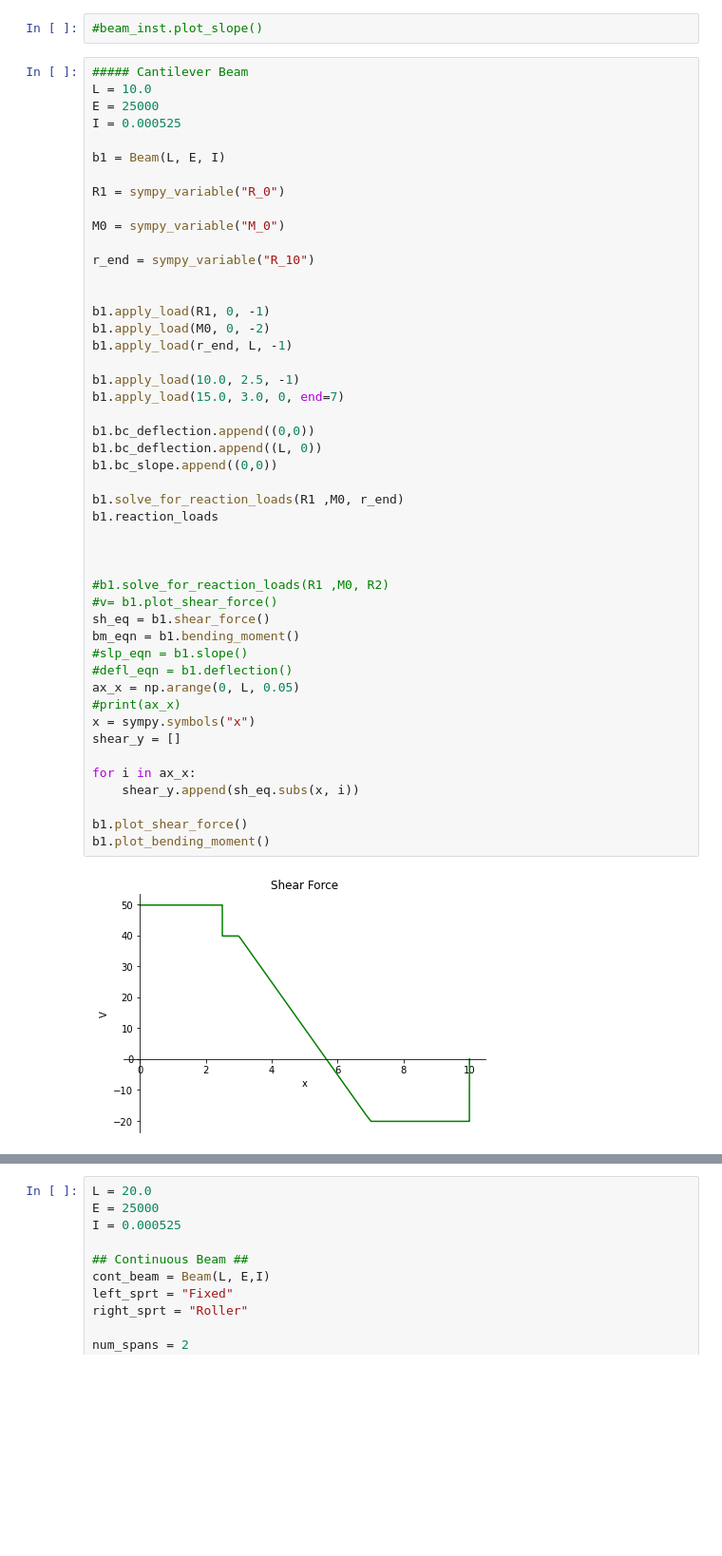
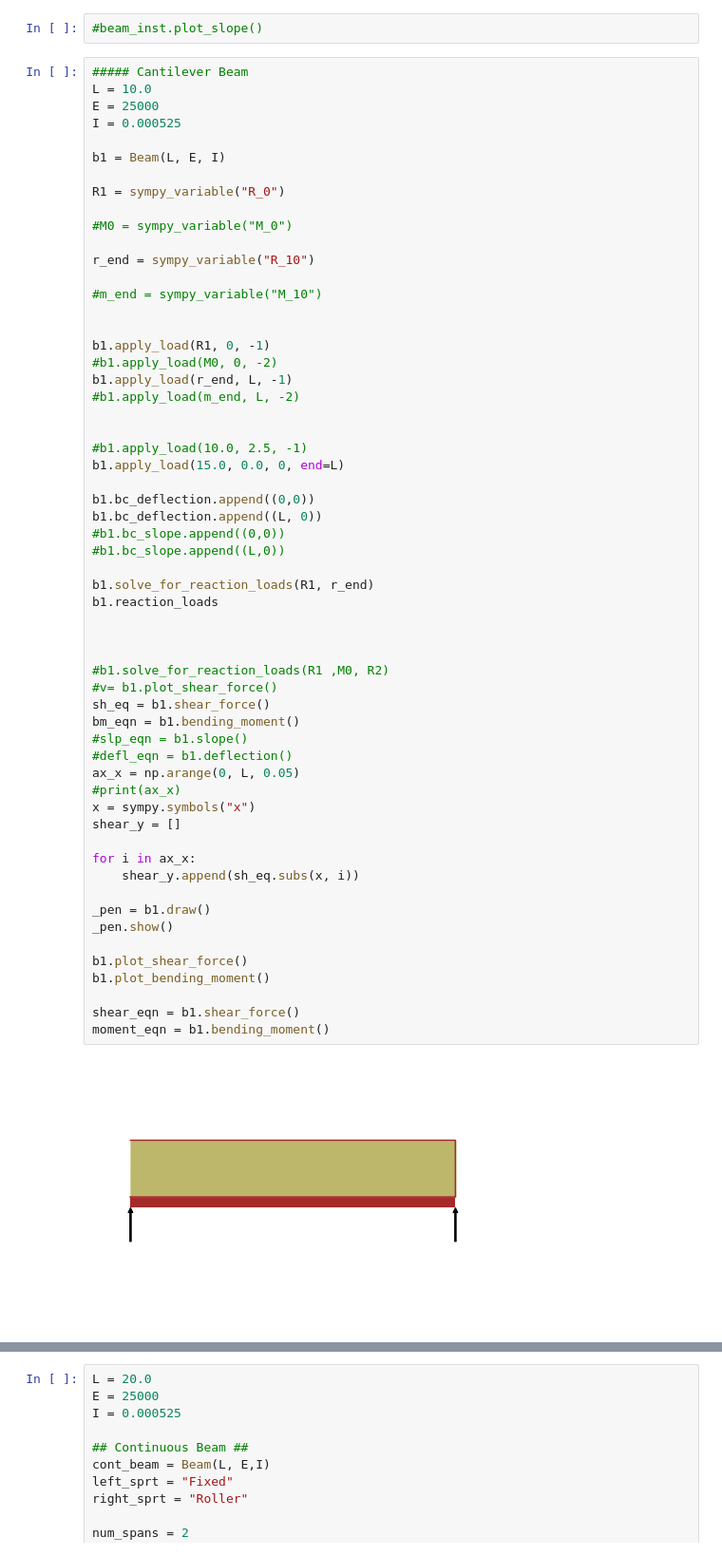
Before and after one commit to abhimhamane/structural_streamlit, a Jupyter notebook: stream.ipynb, the cells around one changed output, grey strips where cells are left out. Shown at 95% size. Saved outputs shown, nothing was run; the diff lists cells and outputs as text; blank space fills up the shorter version.

```diff
--- a/stream.ipynb
+++ b/stream.ipynb
@@ -148,42 +148,53 @@ b1 = Beam(L, E, I)
 
 R1 = sympy_variable("R_0")
 
-M0 = sympy_variable("M_0")
+#M0 = sympy_variable("M_0")
 
 r_end = sympy_variable("R_10")
 
+#m_end = sympy_variable("M_10")
+
 
 b1.apply_load(R1, 0, -1)
-b1.apply_load(M0, 0, -2)
+#b1.apply_load(M0, 0, -2)
 b1.apply_load(r_end, L, -1)
+#b1.apply_load(m_end, L, -2)
 
-b1.apply_load(10.0, 2.5, -1)
-b1.apply_load(15.0, 3.0, 0, end=7)
+
+#b1.apply_load(10.0, 2.5, -1)
+b1.apply_load(15.0, 0.0, 0, end=L)
 
 b1.bc_deflection.append((0,0))
 b1.bc_deflection.append((L, 0))
-b1.bc_slope.append((0,0))
+#b1.bc_slope.append((0,0))
+#b1.bc_slope.append((L,0))
 
-b1.solve_for_reaction_loads(R1 ,M0, r_end)
+b1.solve_for_reaction_loads(R1, r_end)
 b1.reaction_loads
 
 
 
 #b1.solve_for_reaction_loads(R1 ,M0, R2)
 #v= b1.plot_shear_force()
 sh_eq = b1.shear_force()
 bm_eqn = b1.bending_moment()
 #slp_eqn = b1.slope()
 #defl_eqn = b1.deflection()
 ax_x = np.arange(0, L, 0.05)
 #print(ax_x)
 x = sympy.symbols("x")
 shear_y = []
 
 for i in ax_x:
     shear_y.append(sh_eq.subs(x, i))
 
+_pen = b1.draw()
+_pen.show()
+
 b1.plot_shear_force()
 b1.plot_bending_moment()
+
+shear_eqn = b1.shear_force()
+moment_eqn = b1.bending_moment()
 # %% [output]
-[figure, old version]
+[figure, new version]
```
Also changed, not shown: parts of 10 cells of this notebook, 3 other files.
